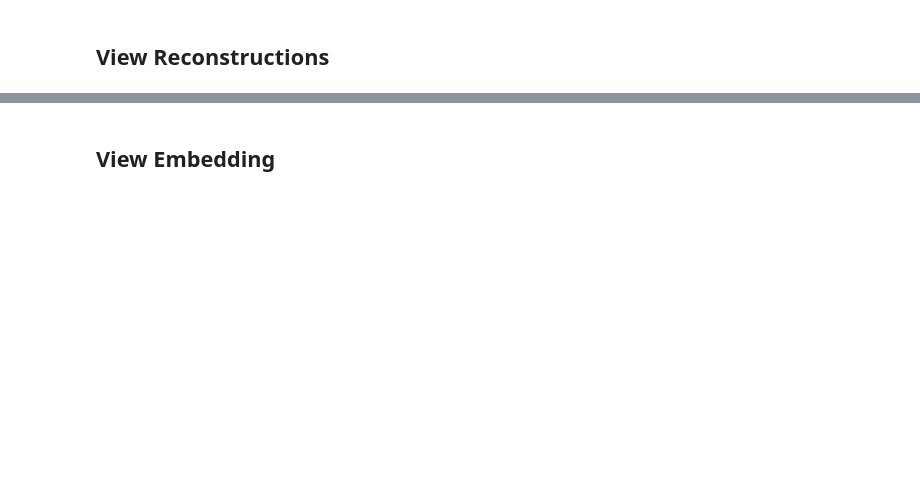
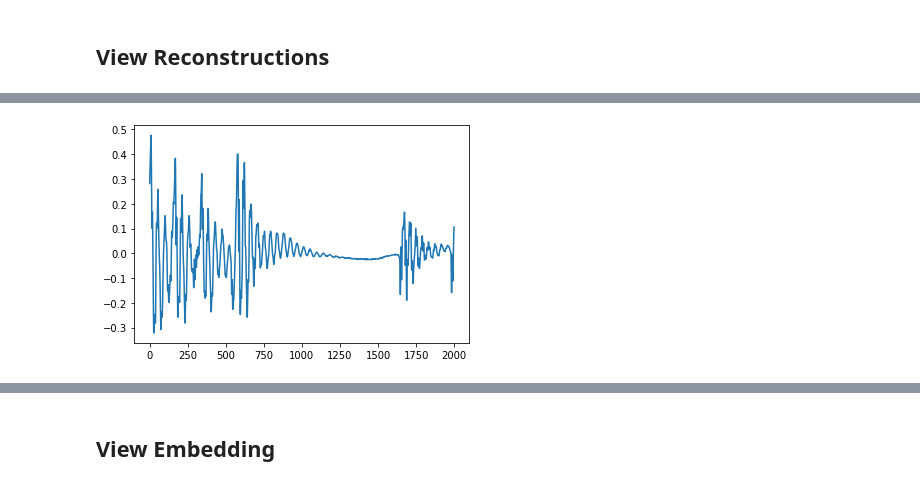
Before and after one commit to ckdgus0505/pytorch_vq_vae_audio, a Jupyter notebook: vq-vae.ipynb, the cells around one changed output, grey strips where cells are left out. Cells and saved outputs as stored; diff of their text form; code cells hidden in the pictures; blank space fills up the shorter version.

```diff
--- a/vq-vae.ipynb
+++ b/vq-vae.ipynb
@@ -500,9 +524,11 @@ plt.show()
 # %%
 recon = valid_originals.squeeze().argmax(dim=0).detach().cpu().numpy()
 mu_encoded_orig = (recon + 1) / 128 - 1
 mu_decoded_orig = data.mu_law_decode(mu_encoded_orig, mu=256)
-plt.plot(mu_decoded_orig)
+plt.plot(mu_decoded_orig[2000:4000])
 plt.show()
+# %% [output]
+[figure, added]
 # %%
 from IPython.display import Audio, display
 # %%
```
Also changed, not shown: parts of 24 cells of this notebook, 1 other file.
